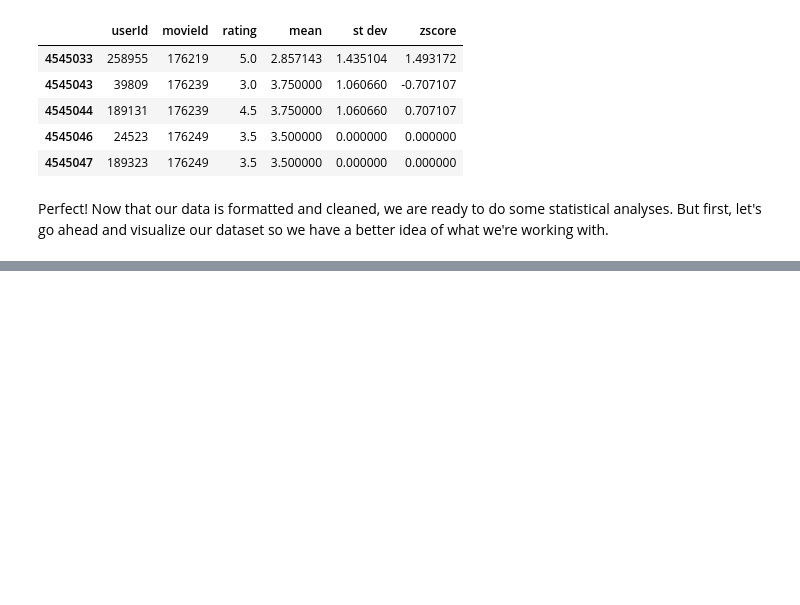
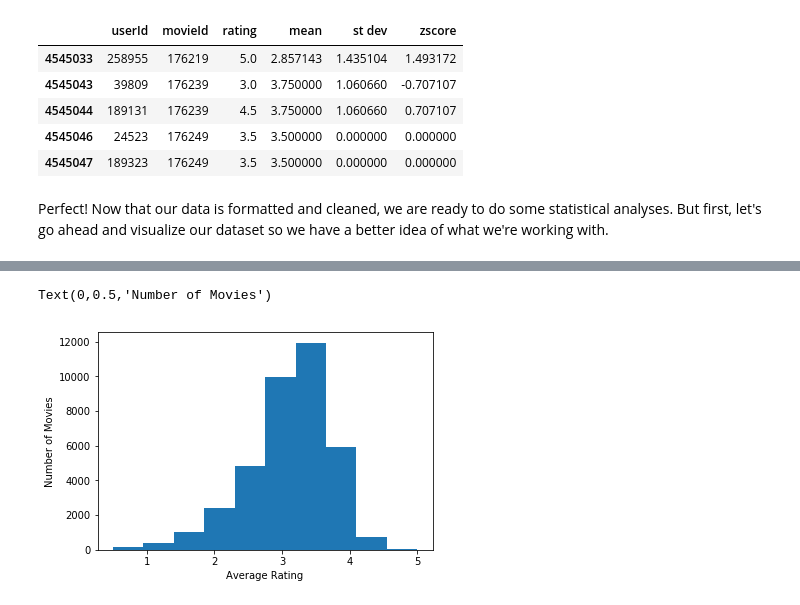
Before and after one commit to ewoodbury/movie-rating-analysis, a Jupyter notebook: Movie Ratings Project.ipynb, the cells around one changed output, grey strips where cells are left out. Cells and saved outputs as stored; diff of their text form; code cells hidden in the pictures; blank space fills up the shorter version.

```diff
--- a/Movie Ratings Project.ipynb
+++ b/Movie Ratings Project.ipynb
@@ -394,0 +399,4 @@ Perfect! Now that our data is formatted and cleaned, we are ready to do some sta
+# %%
+#Creating an avg_ratings_1 dataframe to hold each movie's average rating, grouped by movieId.
+#Note that this differs from the previously used avg_ratings df because this one excludes single-rating movies.
+avg_ratings_1 = movieId_ratings.groupby('movieId').mean()
@@ -394,0 +411,7 @@ Perfect! Now that our data is formatted and cleaned, we are ready to do some sta
+# %%
+plt.hist(avg_ratings_1['rating'], bins = 10)
+plt.xlabel('Average Rating')
+plt.ylabel('Number of Movies')
+# %% [output]
+Text(0,0.5,'Number of Movies')
+[figure, added]
```
Also changed, not shown: parts of 8 cells of this notebook.
